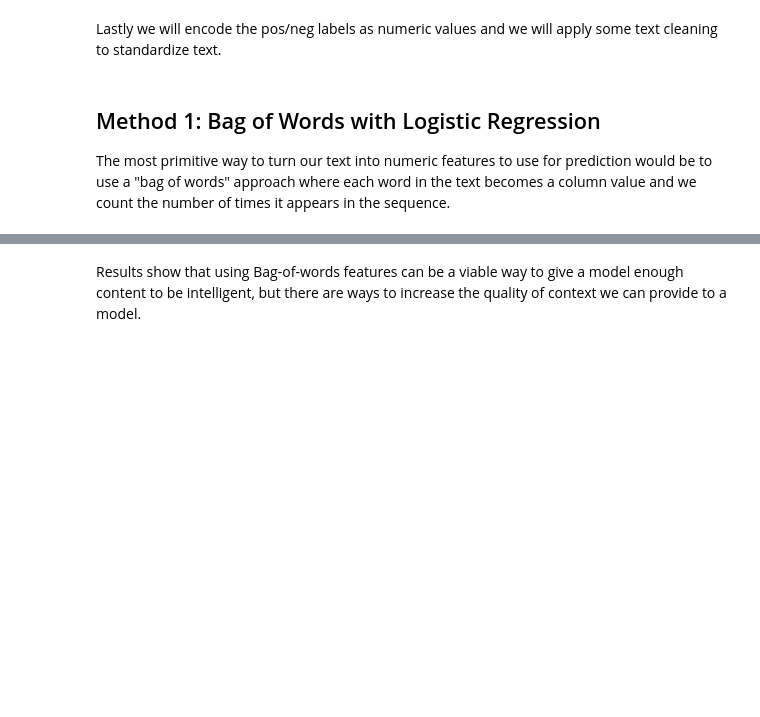
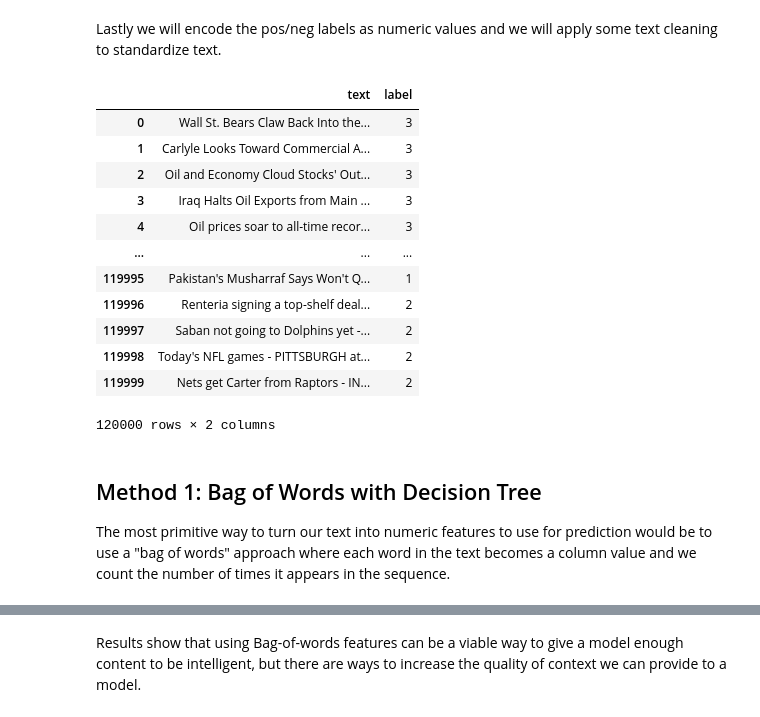
Before and after one commit to danield2255/topic-classification-methods-experiment, a Jupyter notebook: multi_class_text_classification_experiment.ipynb, the cells around one changed output, grey strips where cells are left out. Cells and saved outputs as stored; diff of their text form; code cells hidden in the pictures; blank space fills up the shorter version.

```diff
--- a/multi_class_text_classification_experiment.ipynb
+++ b/multi_class_text_classification_experiment.ipynb
@@ -69,8 +70,20 @@ Name: count, dtype: int64
 We see the the classes are balanced, so no need to sample.
 # %% [markdown]
 Lastly we will encode the pos/neg labels as numeric values and we will apply some text cleaning to standardize text.
-# %%
-label_map = {'Positive': 1, 'Negative': 0}
-train_df['label'] = train_df['label'].map(label_map).astype(int)
-val_df['label'] = val_df['label'].map(label_map).astype(int)
+# %%
+train_df
+# %% [output]
+|  | text | label |
+| 0 | Wall St. Bears Claw Back Into the... | 3 |
+| 1 | Carlyle Looks Toward Commercial A... | 3 |
+| 2 | Oil and Economy Cloud Stocks' Out... | 3 |
+| 3 | Iraq Halts Oil Exports from Main ... | 3 |
+| 4 | Oil prices soar to all-time recor... | 3 |
+| ... | ... | ... |
+| 119995 | Pakistan's Musharraf Says Won't Q... | 1 |
+| 119996 | Renteria signing a top-shelf deal... | 2 |
+| 119997 | Saban not going to Dolphins yet -... | 2 |
+| 119998 | Today's NFL games - PITTSBURGH at... | 2 |
+| 119999 | Nets get Carter from Raptors - IN... | 2 |
+120000 rows × 2 columns
 # %%
@@ -88,5 +101,5 @@ val_df['tweet_clean'] = val_df['tweet'].apply(clean_tweet)
 # %% [markdown]
-## Method 1: Bag of Words with Logistic Regression
+## Method 1: Bag of Words with Decision Tree
 The most primitive way to turn our text into numeric features to use for prediction would be to use a "bag of words" approach where each word in the text becomes a column value and we count the number of times it appears in the sequence.
 # %%
 y_train = train_df['label']
```
Also changed, not shown: parts of 18 cells of this notebook.
